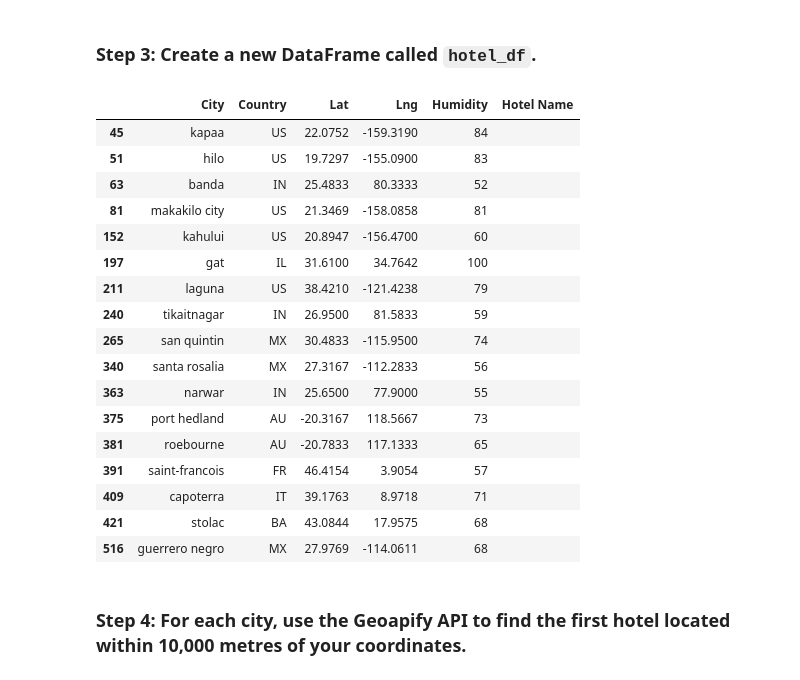
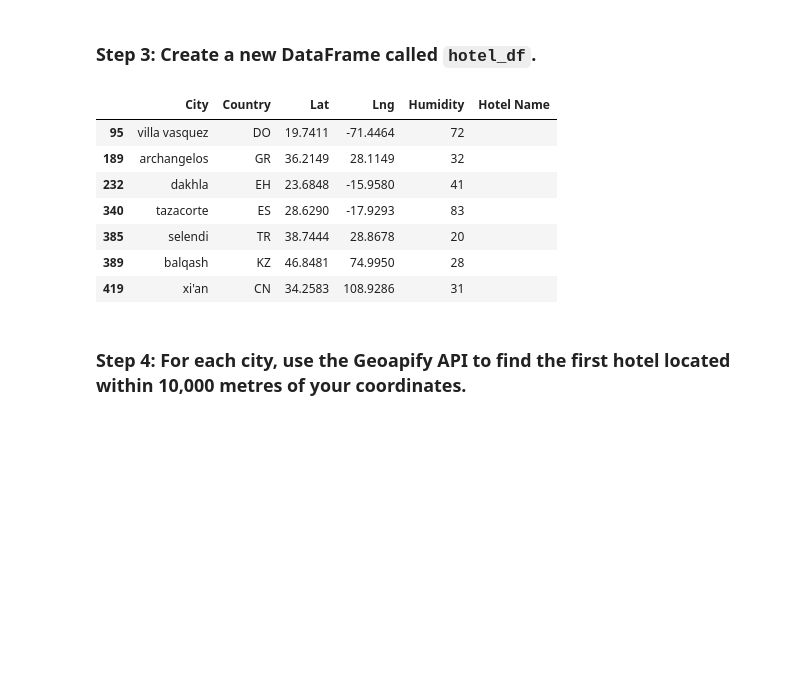
Before and after one commit to sarithavu/python-api-challenge, a Jupyter notebook: WeatherPy/VacationPy.ipynb, the cells around one changed output. Cells and saved outputs as stored; diff of their text form; code cells hidden in the pictures; blank space fills up the shorter version.

```diff
--- a/WeatherPy/VacationPy.ipynb
+++ b/WeatherPy/VacationPy.ipynb
@@ -45,7 +45,7 @@ map_plot_1
 ### Step 2: Narrow down the `city_data_df` DataFrame to find your ideal weather condition
 # %%
 # Define your ideal weather conditions
-max_temp = (city_data_df['Max Temp'] < 27) & (city_data_df['Max Temp'] > 21)
+max_temp = (city_data_df['Max Temp'] < 27) & (city_data_df['Max Temp'] > 20)
 wind_speed = city_data_df['Wind Speed'] < 4.5
 cloudiness = city_data_df['Cloudiness'] == 0
 
@@ -77,11 +78,9 @@ ideal_weather_df.describe()
 # %%
 # Narrow down cities that fit criteria and drop any results with null values
-# YOUR CODE HERE
 
 # Drop any rows with null values
-# YOUR CODE HERE
+filtered_cities_df = ideal_weather_df.dropna()
 
-# Display sample data
-# YOUR CODE HERE
+filtered_cities_df
 # %% [output]
 |  | City_ID | City | Lat | Lng | Max Temp | Humidity | Cloudiness | Wind Speed | Country | Date |
@@ -106,32 +95,24 @@ ideal_weather_df.describe()
 ### Step 3: Create a new DataFrame called `hotel_df`.
 # %%
 # Use the Pandas copy function to create DataFrame called hotel_df to store the city, country, coordinates, and humidity
-# YOUR CODE HERE
+hotel_df = filtered_cities_df[['City','Country','Lat','Lng','Humidity']].copy()
+
 
 # Add an empty column, "Hotel Name," to the DataFrame so you can store the hotel found using the Geoapify API
-# YOUR CODE HERE
+
+hotel_df['Hotel Name'] = ''
 
 # Display sample data
-# YOUR CODE HERE
+hotel_df
 # %% [output]
 |  | City | Country | Lat | Lng | Humidity | Hotel Name |
-| 45 | kapaa | US | 22.0752 | -159.3190 | 84 |  |
-| 51 | hilo | US | 19.7297 | -155.0900 | 83 |  |
-| 63 | banda | IN | 25.4833 | 80.3333 | 52 |  |
-| 81 | makakilo city | US | 21.3469 | -158.0858 | 81 |  |
-| 152 | kahului | US | 20.8947 | -156.4700 | 60 |  |
-| 197 | gat | IL | 31.6100 | 34.7642 | 100 |  |
-| 211 | laguna | US | 38.4210 | -121.4238 | 79 |  |
-| 240 | tikaitnagar | IN | 26.9500 | 81.5833 | 59 |  |
-| 265 | san quintin | MX | 30.4833 | -115.9500 | 74 |  |
-| 340 | santa rosalia | MX | 27.3167 | -112.2833 | 56 |  |
-| 363 | narwar | IN | 25.6500 | 77.9000 | 55 |  |
-| 375 | port hedland | AU | -20.3167 | 118.5667 | 73 |  |
-| 381 | roebourne | AU | -20.7833 | 117.1333 | 65 |  |
-| 391 | saint-francois | FR | 46.4154 | 3.9054 | 57 |  |
-| 409 | capoterra | IT | 39.1763 | 8.9718 | 71 |  |
-| 421 | stolac | BA | 43.0844 | 17.9575 | 68 |  |
-| 516 | guerrero negro | MX | 27.9769 | -114.0611 | 68 |  |
+| 95 | villa vasquez | DO | 19.7411 | -71.4464 | 72 |  |
+| 189 | archangelos | GR | 36.2149 | 28.1149 | 32 |  |
+| 232 | dakhla | EH | 23.6848 | -15.9580 | 41 |  |
+| 340 | tazacorte | ES | 28.6290 | -17.9293 | 83 |  |
+| 385 | selendi | TR | 38.7444 | 28.8678 | 20 |  |
+| 389 | balqash | KZ | 46.8481 | 74.9950 | 28 |  |
+| 419 | xi'an | CN | 34.2583 | 108.9286 | 31 |  |
 # %% [markdown]
 ### Step 4: For each city, use the Geoapify API to find the first hotel located within 10,000 metres of your coordinates.
 # %%
```
Also changed, not shown: parts of 6 cells of this notebook.
